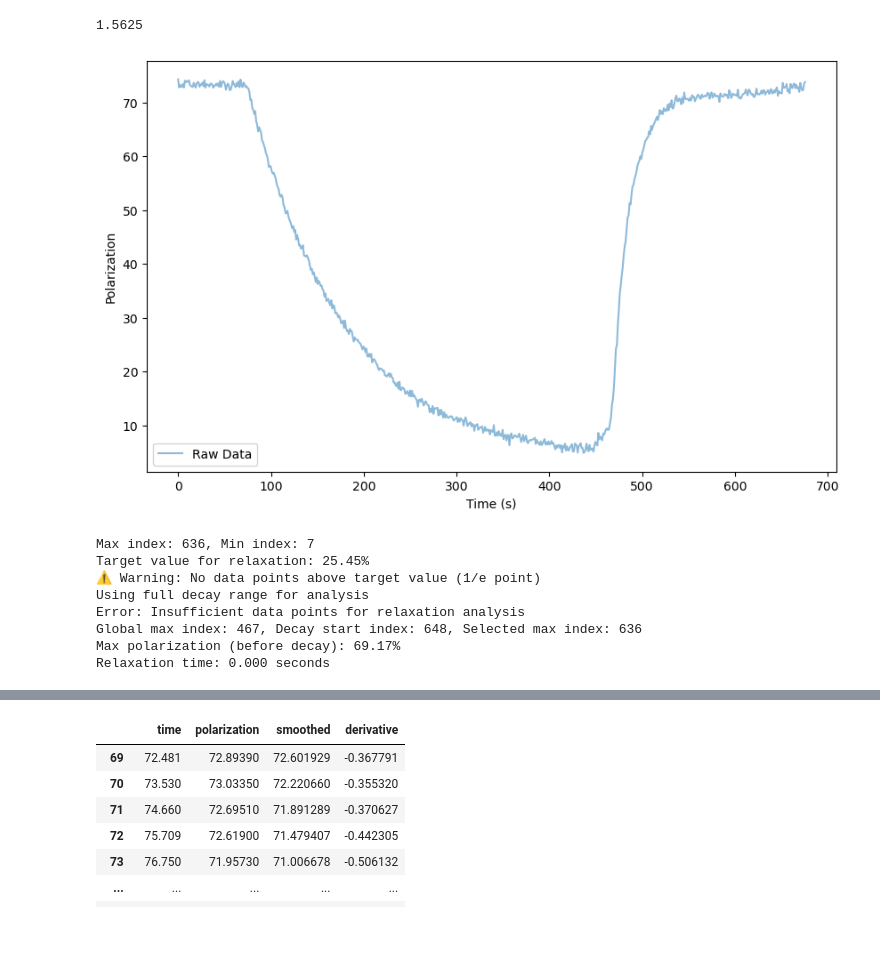
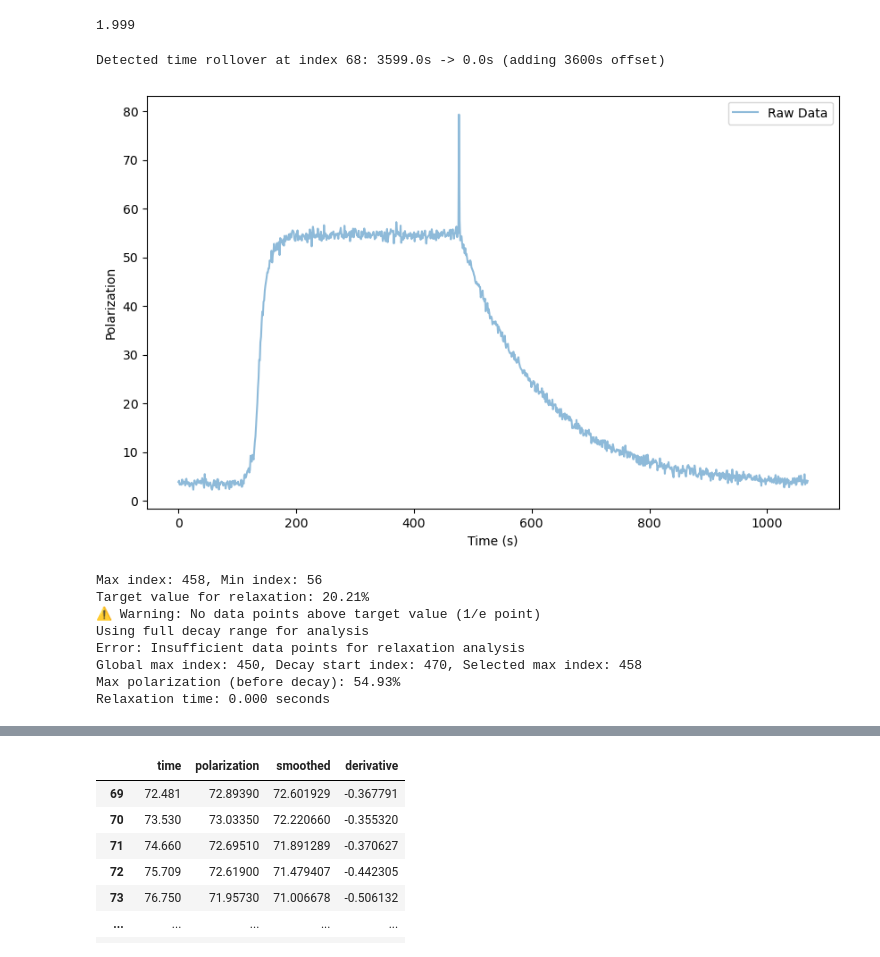
Before and after one commit to abhich2507/MEOP, a Jupyter notebook: relaxation_time.ipynb, the cells around one changed output, grey strips where cells are left out. Cells and saved outputs as stored; diff of their text form; code cells hidden in the pictures.

```diff
--- a/relaxation_time.ipynb
+++ b/relaxation_time.ipynb
@@ -5,42 +5,61 @@ from scipy.signal import savgol_filter
 import numpy as np
 import ROOT
 # %%
-file_path="/Users/snip/Documents/MEOP/Diameter runs for fitting/1_5625_trial.xlsx"
-df= pd.read_excel(file_path)
+file_path="/Users/snip/Documents/MEOP/Diameter runs for fitting/1_999_trial.csv"
+
+# df= pd.read_excel(file_path)
+df= pd.read_csv(file_path)
 name=file_path.split("/")
-name[-1]=name[-1].replace("_trial.xlsx","")
-
+# name[-1]=name[-1].replace("_trial.xlsx","")
+name[-1]=name[-1].replace("_trial.csv","")
 diameter=float(name[-1].replace("_","."))
 print(diameter)
-df.drop(columns=["Time - Voltage (Formula Result)","Polarization (%) - Voltage (Formula Result)"], inplace=True)
-df.rename(columns={"Time - Voltage (Formula Result).1":"time","Polarization (%) - Voltage (Formula Result).1":"polarization"}, inplace=True)
+# df.drop(columns=["Time - Voltage (Formula Result)","Polarization (%) - Voltage (Formula Result)"], inplace=True)
+# df.rename(columns={"Time - Voltage (Formula Result).1":"time","Polarization (%) - Voltage (Formula Result).1":"polarization"}, inplace=True)
 # %% [output]
-1.5625
+1.999
 # %%
 # Convert time string to seconds
 # Handle both "MM:SS" and "HH:MM:SS" formats
 def time_to_seconds(time_str):
     parts = str(time_str).split(':')
     if len(parts) == 2:  # MM:SS format
         return int(parts[0]) * 60 + float(parts[1])
     elif len(parts) == 3:  # HH:MM:SS format
         return int(parts[0]) * 3600 + int(parts[1]) * 60 + float(parts[2])
     else:
         return float(time_str)  # Already in seconds
 
+# Convert all times to seconds
+time_seconds = df["time"].apply(time_to_seconds).values
 
-df["time"] = df["time"].apply(time_to_seconds)
-#rescale time to start from zero
+# Detect and fix rollovers (when time resets from 59:59 to 00:00)
+# Add 3600 seconds (1 hour) each time we detect a backwards jump
+corrected_time = [time_seconds[0]]
+cumulative_offset = 0
+
+for i in range(1, len(time_seconds)):
+    # If current time is significantly less than previous time, we've had a rollover
+    if time_seconds[i] < time_seconds[i-1] - 10:  # -10 threshold to avoid false positives from noise
+        cumulative_offset += 3600  # Add 1 hour (60 minutes * 60 seconds)
+        print(f"Detected time rollover at index {i}: {time_seconds[i-1]:.1f}s -> {time_seconds[i]:.1f}s (adding {cumulative_offset}s offset)")
+
+    corrected_time.append(time_seconds[i] + cumulative_offset)
+
+df["time"] = corrected_time
+
+# Rescale time to start from zero
 df["time"] = df["time"] - df["time"].min()
 # df=df[df["time"]>200].reset_index(drop=True)
 plt.figure(figsize=(10,6))
 plt.plot(df["time"], df["polarization"], label="Raw Data", alpha=0.5)
 plt.legend()
 plt.xlabel("Time (s)")
 plt.ylabel("Polarization")
 plt.show()
 # %% [output]
+Detected time rollover at index 68: 3599.0s -> 0.0s (adding 3600s offset)
-[figure, old version]
+[figure, new version]
 # %%
 
 
@@ -100,13 +119,13 @@ print(f"Global max index: {global_max_index}, Decay start index: {decay_start_in
 print(f"Max polarization (before decay): {max_pol:.2f}%")
 print(f"Relaxation time: {relaxation_time:.3f} seconds")
 # %% [output]
-Max index: 636, Min index: 7
-Target value for relaxation: 25.45%
+Max index: 458, Min index: 56
+Target value for relaxation: 20.21%
 ⚠ Warning: No data points above target value (1/e point)
 Using full decay range for analysis
 Error: Insufficient data points for relaxation analysis
-Global max index: 467, Decay start index: 648, Selected max index: 636
-Max polarization (before decay): 69.17%
+Global max index: 450, Decay start index: 470, Selected max index: 458
+Max polarization (before decay): 54.93%
 Relaxation time: 0.000 seconds
 # %%
 plt.figure(figsize=(10,6))
```
Also changed, not shown: parts of 4 cells of this notebook, 2 other files.
